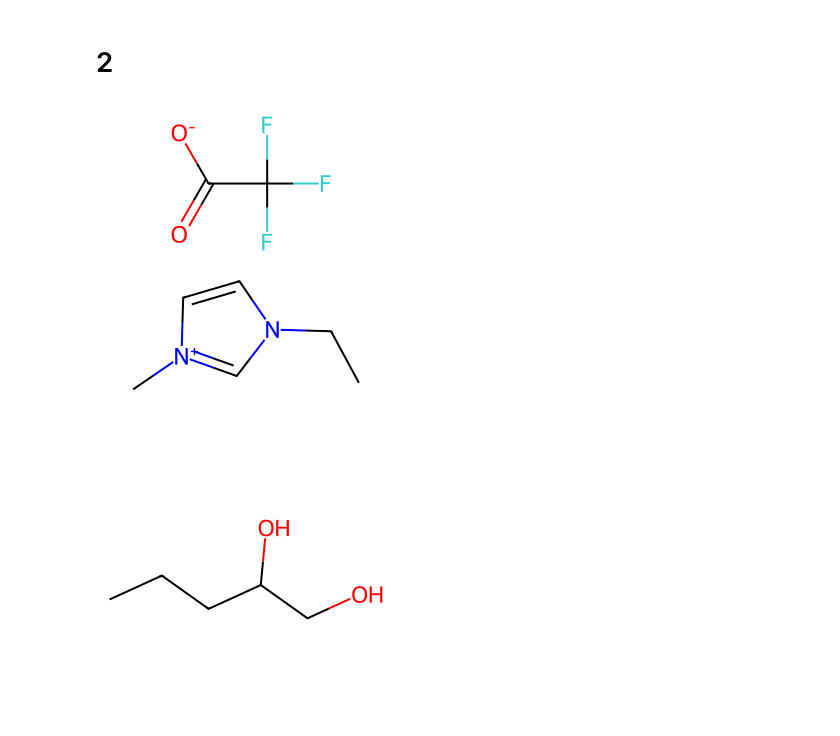
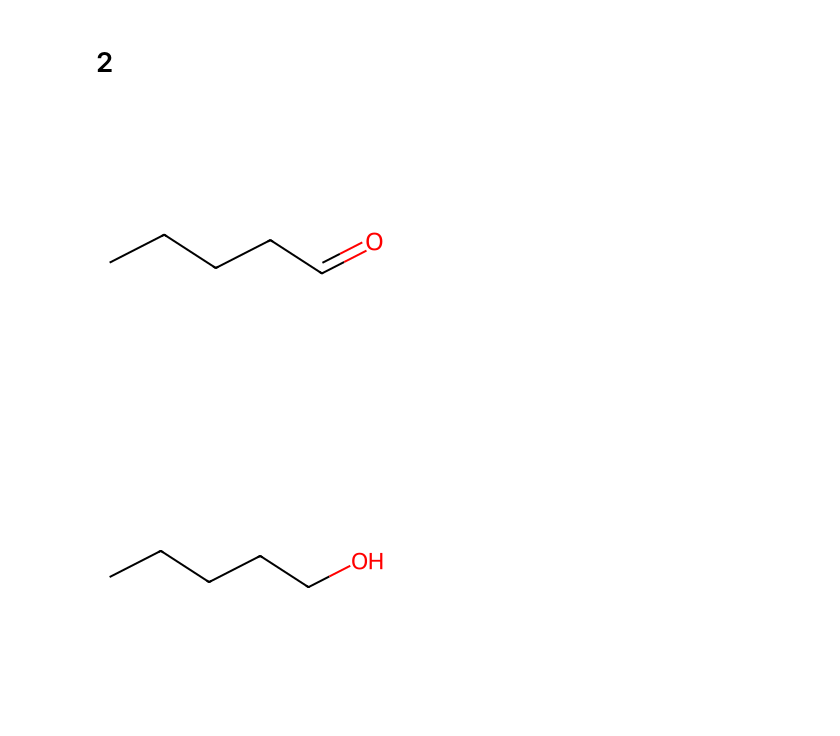
Before and after one commit to Sawahiko/SMILE_to_Feature, a Jupyter notebook: Showcase_2Sub_Diff Feature.ipynb, the cells around one changed output. Cells and saved outputs as stored; diff of their text form; code cells hidden in the pictures.

```diff
--- a/Showcase_2Sub_Diff Feature.ipynb
+++ b/Showcase_2Sub_Diff Feature.ipynb
@@ -83,19 +83,19 @@ zero_mask3.to_csv(name_csv, index=False)
 # %% [markdown]
 # 2
 # %%
-name1 = "CCN1C=C[N+](=C1)C.C(=O)(C(F)(F)F)[O-]"
+name1 = "CCCCC=O"
 m1 = Chem.MolFromSmiles(name1)
 img1 = Draw.MolToImage(m1)
 img1
 # %% [output]
-[figure, old version]
+[figure, new version]
 # %%
-name2 = "CCCC(C-O)O"
+name2 = "CCCCCO"
 m2 = Chem.MolFromSmiles(name2)
 img2 = Draw.MolToImage(m2)
 img2
 # %% [output]
-[figure, old version]
+[figure, new version]
 # %%
 data = {
   "SMILE": [name1, name2]
```
Also changed, not shown: parts of 3 cells of this notebook, 1 other file.
